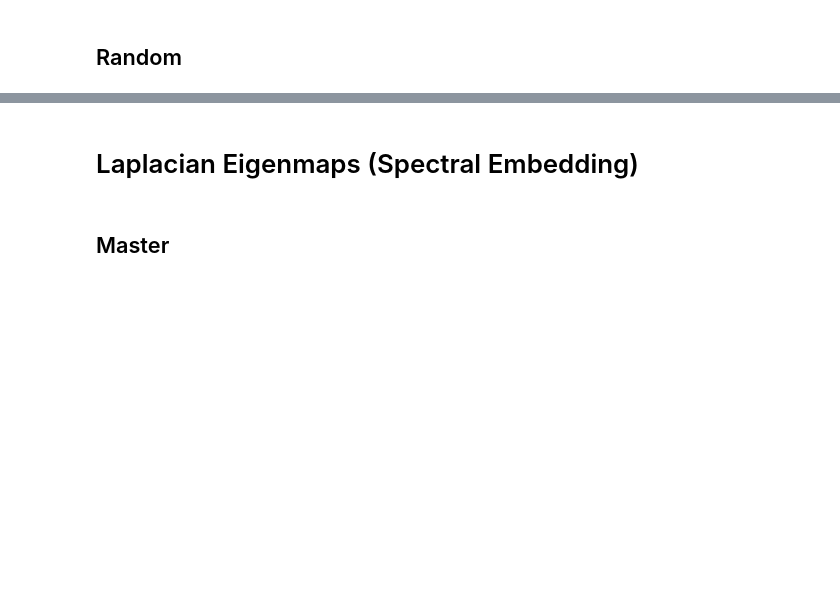
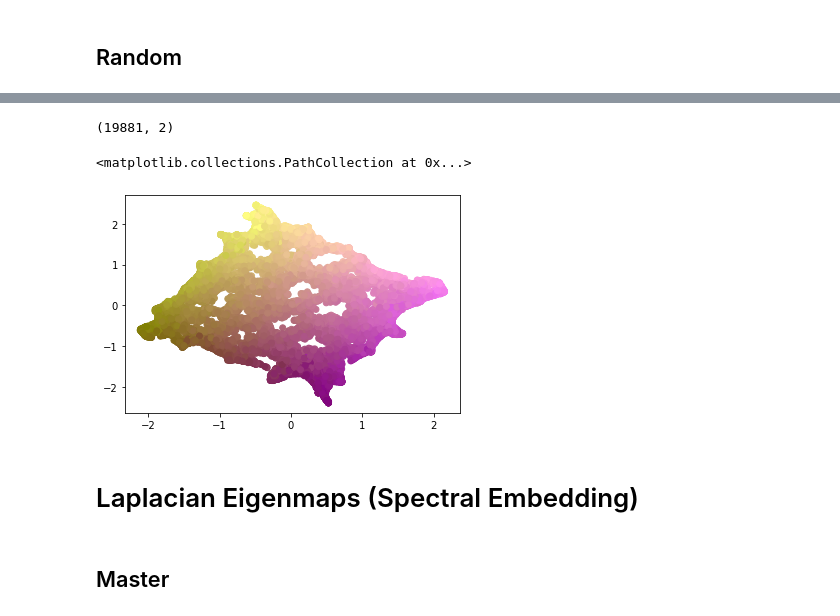
Before and after one commit to jambormike/neurons_dimensionality_reduction, a Jupyter notebook: simAndReduction.ipynb, the cells around one changed output, grey strips where cells are left out. Cells and saved outputs as stored; diff of their text form; code cells hidden in the pictures; blank space fills up the shorter version.

```diff
--- a/simAndReduction.ipynb
+++ b/simAndReduction.ipynb
@@ -751,3 +822,12 @@ plt.scatter(umapScores[:, 0], umapScores[:, 1], c= colormapLocation(randomMouseD
+# %%
+umapScores.shape
+# %% [output]
+(19881, 2)
+# %%
+plt.scatter(umapZscore[:, 0], umapZscore[:, 1], c= colormapLocation(randomMouseDataLocation))
+# %% [output]
+<matplotlib.collections.PathCollection at 0x...>
+[figure, added]
 # %% [markdown]
 # Laplacian Eigenmaps (Spectral Embedding)
 # %% [markdown]
```
Also changed, not shown: parts of 31 cells of this notebook.
